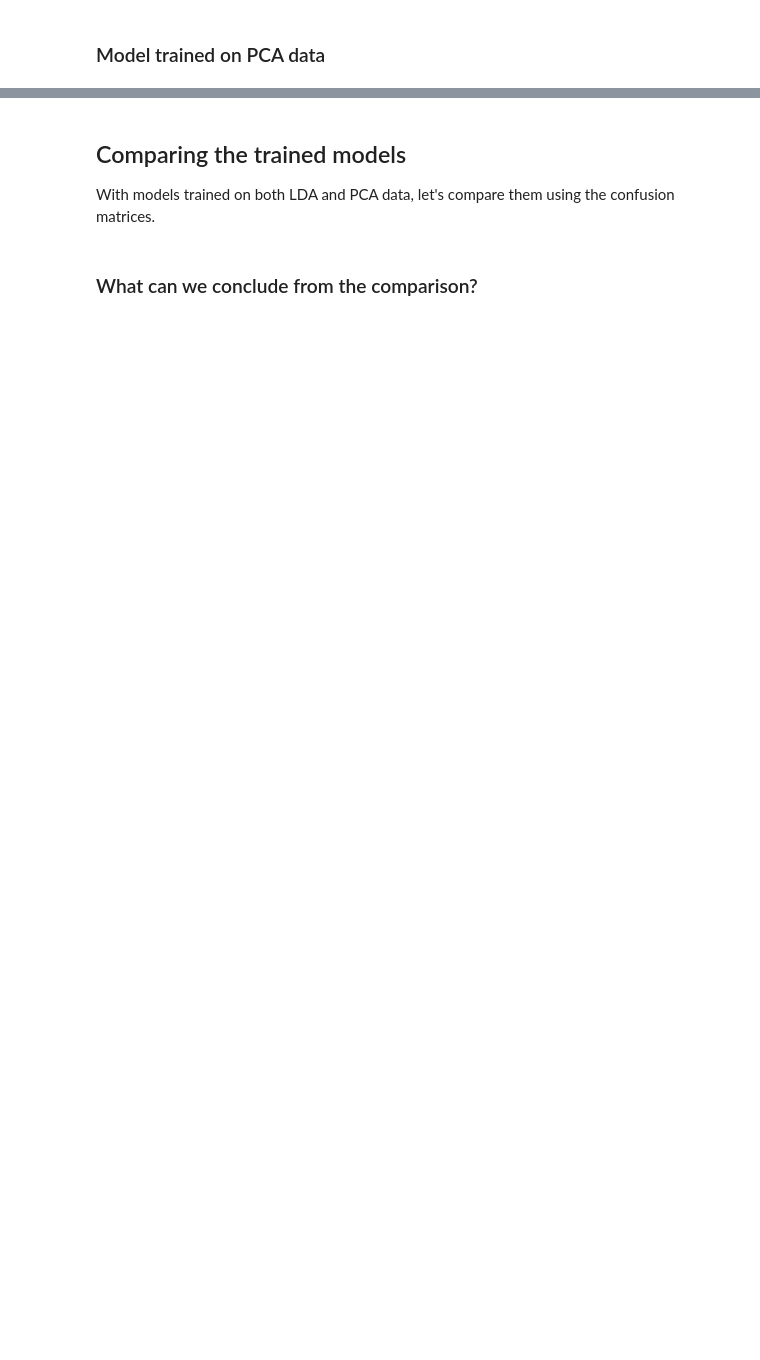
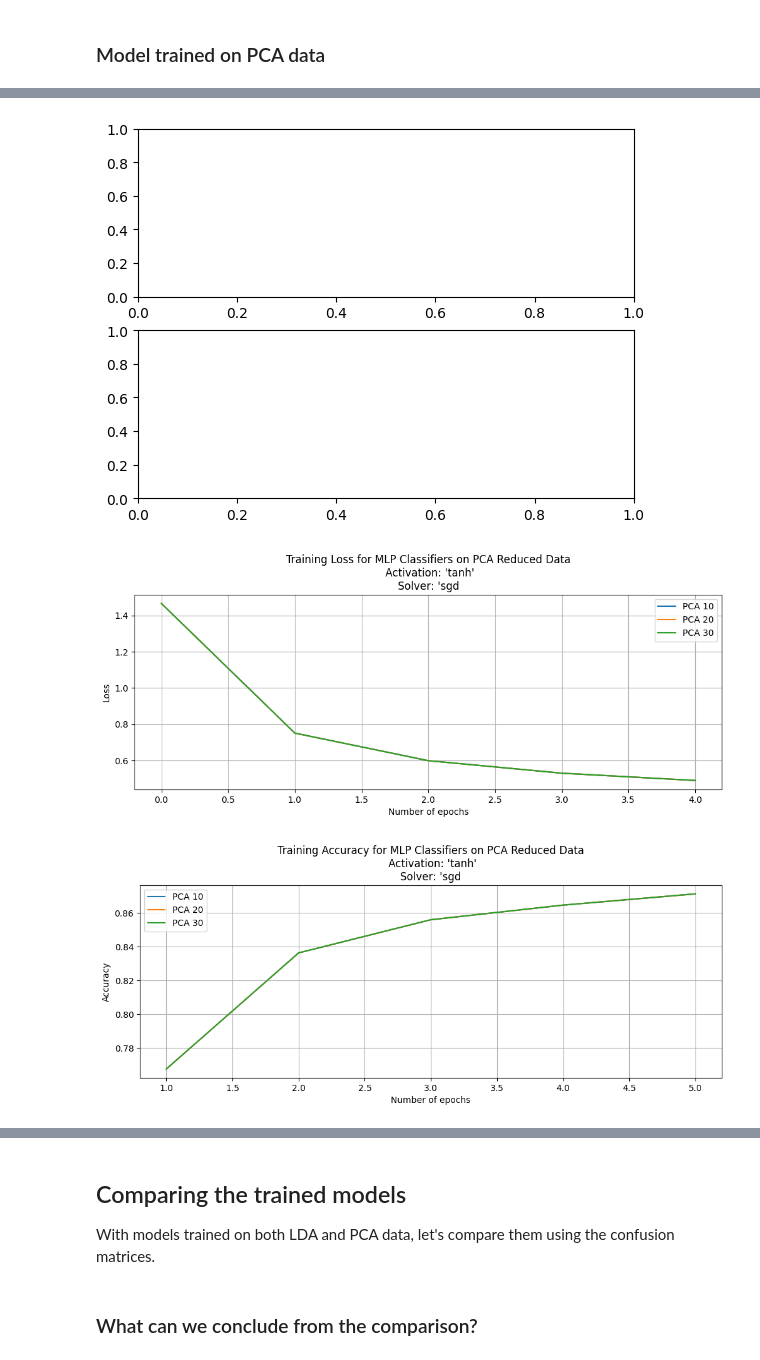
Before and after one commit to ChineseWarlord/ComTek-7-AVS, a Jupyter notebook: Lecture 8/exercise.ipynb, the cells around one changed output, grey strips where cells are left out. Drawn from its saved outputs; the diff is of its cells as text; code cells hidden in the pictures; blank space fills up the shorter version.

```diff
--- a/Lecture 8/exercise.ipynb
+++ b/Lecture 8/exercise.ipynb
@@ -80,15 +81,3 @@ train_set:
 ## Generating PCA/LDA data
 From previous exercises we already know how to use PCA/LDA.
 We first fit a PCA/LDA model to our training data, and then transform the training and test data using this model, to get a dimensionality reduced data set.
-# %%
-n_components = 9
-
-# PCA
-pca = PCA(n_components=n_components)
-pca.fit_transform()(train_set)
-print(f"PCA shape: {pca.shape}")
-
-# LDA
-lda = LDA(n_components=n_components)
-lda.fit_transform()(train_set, train_targets)
-print(f"LDA shape: {lda.shape}")
@@ -114,0 +211,6 @@ You can set a maximum iteration number as well (to limit compute time).
+# %%
+mlp_pcas = [[mlp_pcas[0], mlp_pcas[1], mlp_pcas[2]],
+            [mlp_pcas[3], mlp_pcas[4], mlp_pcas[5]],
+            [mlp_pcas[6], mlp_pcas[7], mlp_pcas[8]]]
+for mlp_pca in mlp_pcas:
+    print(mlp_pca)
@@ -114,0 +227,38 @@ You can set a maximum iteration number as well (to limit compute time).
+# %%
+# Define labels for classifiers
+labels = ["Activation: 'tanh'\nSolver: 'sgd",
+          "Activation: 'logistic'\nSolver: 'sgd",
+          "Activation: 'relu'\nSolver: 'adam"]
+
+# Plot loss/accuracy during training
+for mlp_pca, label in zip(mlp_pcas, labels):
+    mlp_pca_acc1 = mlp_pca[0].validation_scores_
+    mlp_pca_acc2 = mlp_pca[1].validation_scores_
+    mlp_pca_acc3 = mlp_pca[2].validation_scores_
+    fig, ax = plt.subplots(2)
+    plt.figure(figsize=(12,4))
+    plt.title(f"Training Loss for MLP Classifiers on PCA Reduced Data\n {label}")
+    plt.plot(mlp_pca[0].loss_curve_, label="PCA 10")
+    plt.plot(mlp_pca[1].loss_curve_, label="PCA 20")
+    plt.plot(mlp_pca[2].loss_curve_, label="PCA 30")
+    plt.xlabel("Number of epochs")
+    plt.ylabel("Loss")
+    plt.legend()
+    plt.grid()
+
+    plt.figure(figsize=(12,4))
+    plt.title(f"Training Accuracy for MLP Classifiers on PCA Reduced Data\n {label}")
+    plt.plot(range(1, len(mlp_pca_acc1)+1),mlp_pca_acc1, label="PCA 10")
+    plt.plot(range(1, len(mlp_pca_acc2)+1),mlp_pca_acc2, label="PCA 20")
+    plt.plot(range(1, len(mlp_pca_acc3)+1),mlp_pca_acc3, label="PCA 30")
+    plt.xlabel("Number of epochs")
+    plt.ylabel("Accuracy")
+    plt.legend()
+    plt.grid()
+
+
+    plt.show()
+# %% [output]
+[figure, added]
+[figure, added]
+[figure, added]
```
Also changed, not shown: parts of 11 cells of this notebook.
